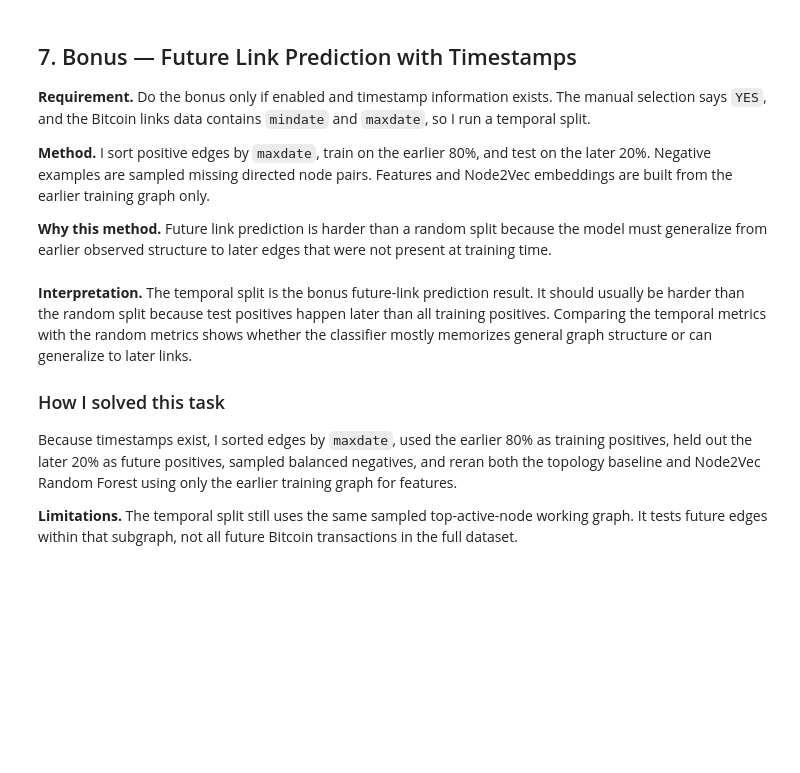
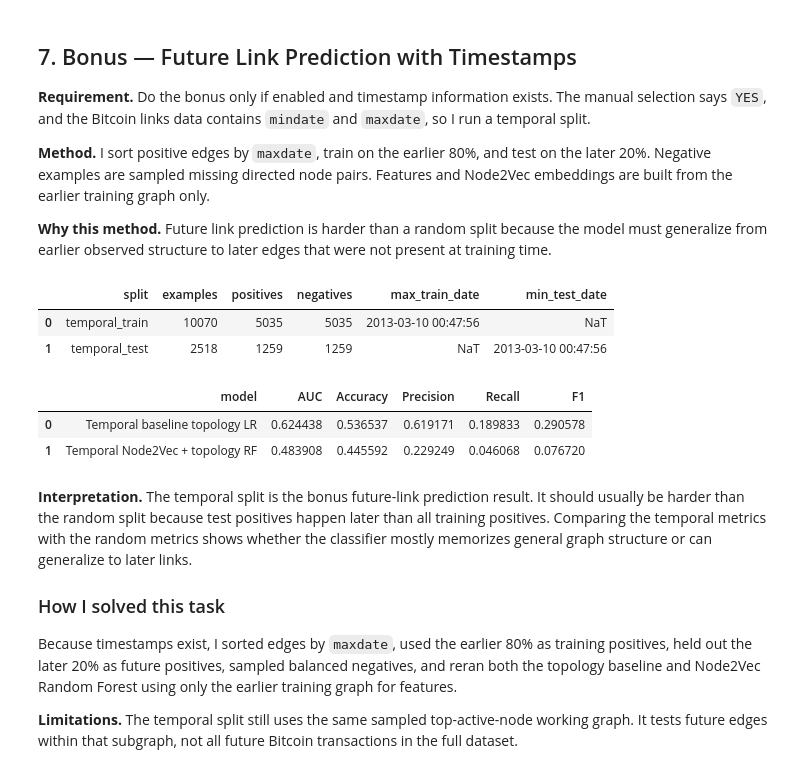
Before and after one commit to Bershco/ds-course-network-analysis, a Jupyter notebook: notebooks/part_b.ipynb, the cells around one changed output. Drawn from its saved outputs; the diff is of its cells as text; code cells hidden in the pictures; blank space fills up the shorter version.

```diff
--- a/notebooks/part_b.ipynb
+++ b/notebooks/part_b.ipynb
@@ -576,38 +642,47 @@ if DO_BONUS and has_timestamps:
 
     X_temporal_train_emb = temporal_link_features(temporal_train_df)
     X_temporal_test_emb = temporal_link_features(temporal_test_df)
+    X_temporal_train_improved = pd.concat([X_temporal_train_emb.reset_index(drop=True), X_temporal_train_base.reset_index(drop=True)], axis=1)
+    X_temporal_test_improved = pd.concat([X_temporal_test_emb.reset_index(drop=True), X_temporal_test_base.reset_index(drop=True)], axis=1)
     temporal_improved = RandomForestClassifier(
-        n_estimators=250,
-        min_samples_leaf=2,
+        n_estimators=400,
+        min_samples_leaf=1,
         n_jobs=-1,
         random_state=RANDOM_SEED,
         class_weight="balanced_subsample",
     )
-    temporal_improved.fit(X_temporal_train_emb, y_temporal_train)
-    temporal_improved_scores = temporal_improved.predict_proba(X_temporal_test_emb)[:, 1]
+    temporal_improved.fit(X_temporal_train_improved, y_temporal_train)
+    temporal_improved_scores = temporal_improved.predict_proba(X_temporal_test_improved)[:, 1]
     temporal_improved_metrics = evaluate_predictions(y_temporal_test, temporal_improved_scores)
 
     temporal_metrics_table = pd.DataFrame([
         {"model": "Temporal baseline topology LR", **temporal_baseline_metrics},
-        {"model": "Temporal Node2Vec RF", **temporal_improved_metrics},
+        {"model": "Temporal Node2Vec + topology RF", **temporal_improved_metrics},
     ])
     display(pd.DataFrame([
         {"split": "temporal_train", "examples": len(temporal_train_df), "positives": len(temporal_train_pos), "negatives": len(temporal_train_neg), "max_train_date": temporal_edges.iloc[cutoff_idx - 1]["maxdate"]},
         {"split": "temporal_test", "examples": len(temporal_test_df), "positives": len(temporal_test_pos), "negatives": len(temporal_test_neg), "min_test_date": temporal_edges.iloc[cutoff_idx]["maxdate"]},
     ]))
     display(temporal_metrics_table)
     bonus_result = {
         "enabled": True,
         "timestamps_available": True,
         "status": "run",
         "train_positive_edges": len(temporal_train_pos),
         "test_positive_edges": len(temporal_test_pos),
         "baseline_metrics": temporal_baseline_metrics,
         "improved_metrics": temporal_improved_metrics,
     }
 else:
     print("Bonus future link prediction was skipped because it was disabled or timestamps were unavailable.")
     bonus_result = {"enabled": DO_BONUS, "timestamps_available": bool(has_timestamps), "status": "skipped"}
+# %% [output]
+|  | split | examples | positives | negatives | max_train_date | min_test_date |
+| 0 | temporal_train | 10070 | 5035 | 5035 | 2013-03-10 00:47:56 | NaT |
+| 1 | temporal_test | 2518 | 1259 | 1259 | NaT | 2013-03-10 00:47:56 |
+|  | model | AUC | Accuracy | Precision | Recall | F1 |
+| 0 | Temporal baseline topology LR | 0.624438 | 0.536537 | 0.619171 | 0.189833 | 0.290578 |
+| 1 | Temporal Node2Vec + topology RF | 0.483908 | 0.445592 | 0.229249 | 0.046068 | 0.076720 |
 # %% [markdown]
 **Interpretation.** The temporal split is the bonus future-link prediction result. It should usually be harder than the random split because test positives happen later than all training positives. Comparing the temporal metrics with the random metrics shows whether the classifier mostly memorizes general graph structure or can generalize to later links.
 
```
Also changed, not shown: parts of 11 cells of this notebook.
